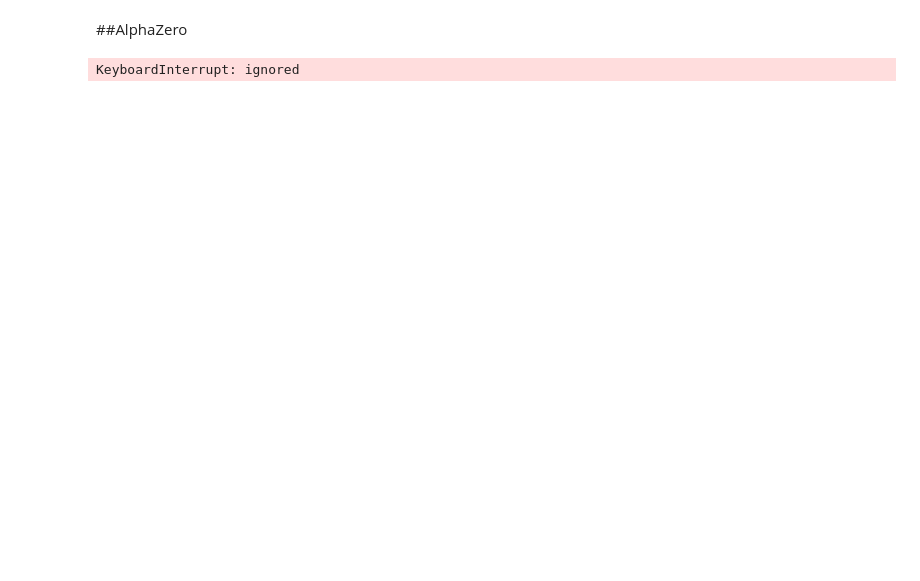
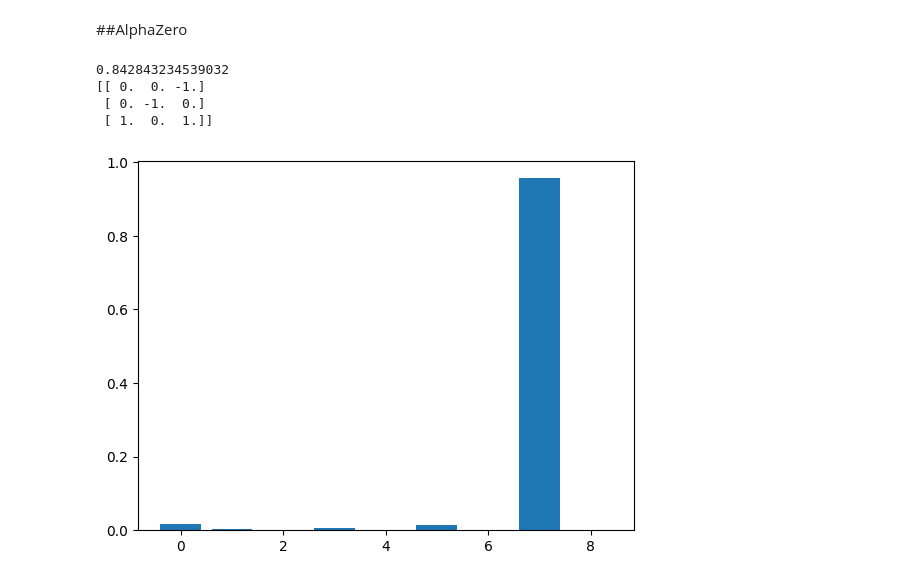
Before and after one commit to pashakhomchenko/AlphaZero, a Jupyter notebook: AlphaZero.ipynb, the cells around one changed output. Saved outputs shown, nothing was run; the diff lists cells and outputs as text; code cells hidden in the pictures; blank space fills up the shorter version.

Commit message:
trained model for tictactoe

```diff
--- a/AlphaZero.ipynb
+++ b/AlphaZero.ipynb
@@ -256,8 +257,10 @@ from tqdm.notebook import trange
 # %%
 from torch.nn.modules.activation import Softmax
 class ResNet(nn.Module):
-  def __init__(self, game, num_resBlocks, num_hidden):
+  def __init__(self, game, num_resBlocks, num_hidden, device):
     super().__init__()
+    self.device = device
+
     self.startBlock = nn.Sequential(
         nn.Conv2d(3, num_hidden, kernel_size=3, padding=1),
         nn.BatchNorm2d(num_hidden),
@@ -283,6 +286,8 @@ class ResNet(nn.Module):
         nn.Tanh()
     )
 
+    self.to(device)
+
   def forward(self, x):
     x = self.startBlock(x)
     for resBlock in self.backBone:
@@ -543,19 +567,59 @@ class AlphaZero:
 # %%
 tictactoe = TicTacToe()
 
-model = ResNet(tictactoe, 4, 64)
+device = torch.device("cuda" if torch.cuda.is_available() else "cpu")
 
-optimizer = torch.optim.Adam(model.parameters(), lr=0.001)
+model = ResNet(tictactoe, 4, 64, device)
+
+optimizer = torch.optim.Adam(model.parameters(), lr=0.001, weight_decay=0.0001)
 
 args = {
     'C': 2,
     'num_searches': 60,
     'num_iterations': 3,
     'num_selfPlay_iterations': 500,
-    'num_epochs': 4
+    'num_epochs': 4,
+    'batch_size': 64,
+    'temperature': 1.25, # explore / exploit control
+    'dirichlet_epsilon': 0.25, # noise params
+    'dirichlet_alpha': 0.3
 }
 
 alphaZero = AlphaZero(model, optimizer, tictactoe, args)
 alphaZero.learn()
-# %% [output]
-KeyboardInterrupt: ignored
+# %%
+import matplotlib.pyplot as plt
+
+device = torch.device("cuda" if torch.cuda.is_available() else "cpu")
+
+tictactoe = TicTacToe()
+
+state = tictactoe.get_initial_state()
+state = tictactoe.get_next_state(state, 2, -1)
+state = tictactoe.get_next_state(state, 4, -1)
+state = tictactoe.get_next_state(state, 6, 1)
+state = tictactoe.get_next_state(state, 8, 1)
+
+encoded_state = tictactoe.get_encoded_state(state) # 3 planes
+
+tensor_state = torch.tensor(encoded_state, device=device).unsqueeze(0)
+
+model = ResNet(tictactoe, 4, 64, device)
+model.load_state_dict(torch.load("model_2.pt", map_location=device))
+model.eval()
+
+policy, value = model(tensor_state)
+value = value.item()
+policy = torch.softmax(policy, axis=1).squeeze(0).detach().cpu().numpy()
+
+print(value)
+print(state)
+
+plt.bar(range(tictactoe.action_size), policy)
+plt.show()
+# %% [output]
+0.842843234539032
+[[ 0.  0. -1.]
+ [ 0. -1.  0.]
+ [ 1.  0.  1.]]
+[figure, added]
```
Also changed, not shown: parts of 6 cells of this notebook.
